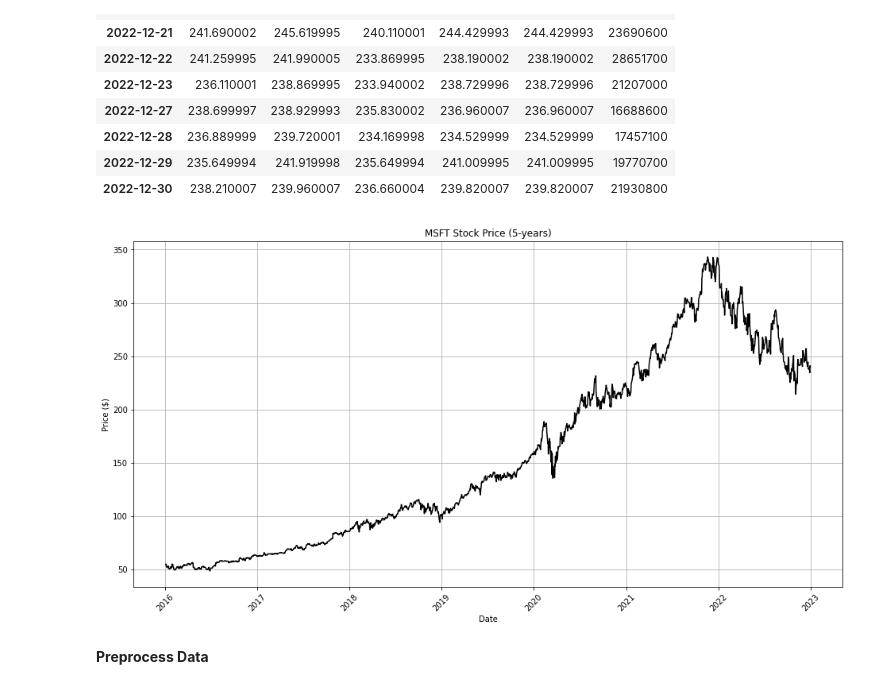
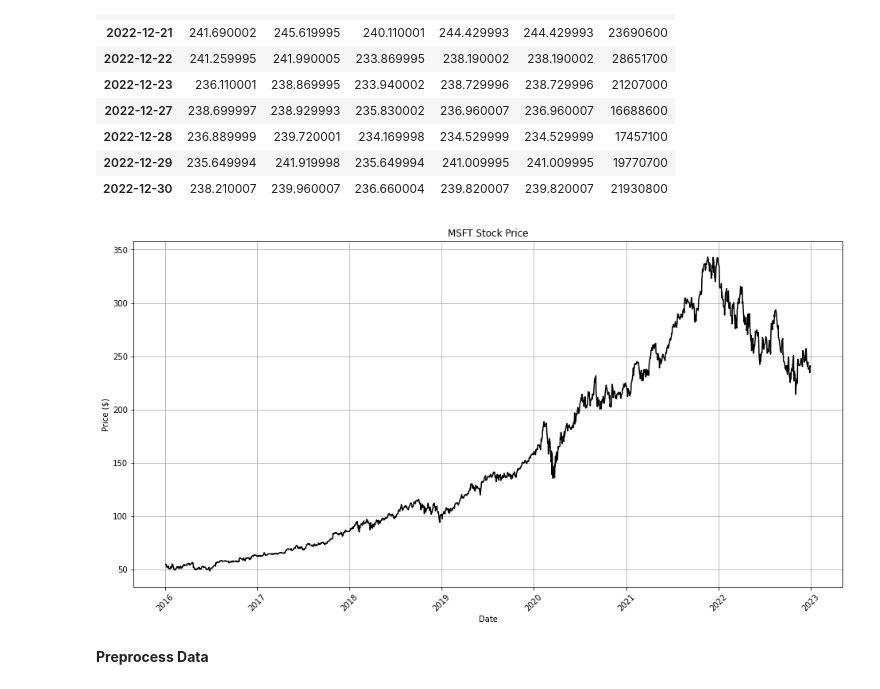
Before and after one commit to rekalantar/StockPricePredictorLSTM_TensorFlow, a Jupyter notebook: StockPricePredictor_TensorFlow.ipynb, the cells around one changed output. Drawn from its saved outputs; the diff is of its cells as text; code cells hidden in the pictures.

```diff
--- a/StockPricePredictor_TensorFlow.ipynb
+++ b/StockPricePredictor_TensorFlow.ipynb
@@ -44,17 +44,17 @@ data.tail(10)
 # %%
 import matplotlib.pyplot as plt
 
 # Plot the close price
 plt.figure(figsize=(16,8))
 plt.plot(data['Close'], color='black')
 plt.xlabel('Date')
 plt.xticks(rotation=45)
 plt.ylabel('Price ($)')
-plt.title('MSFT Stock Price (5-years)')
+plt.title('MSFT Stock Price')
 plt.grid(True)
 plt.show()
 # %% [output]
-[figure, old version]
+[figure, new version]
 # %% [markdown]
 **Preprocess Data**
 # %% [markdown]
```
Also changed, not shown: parts of 1 cell of this notebook.
